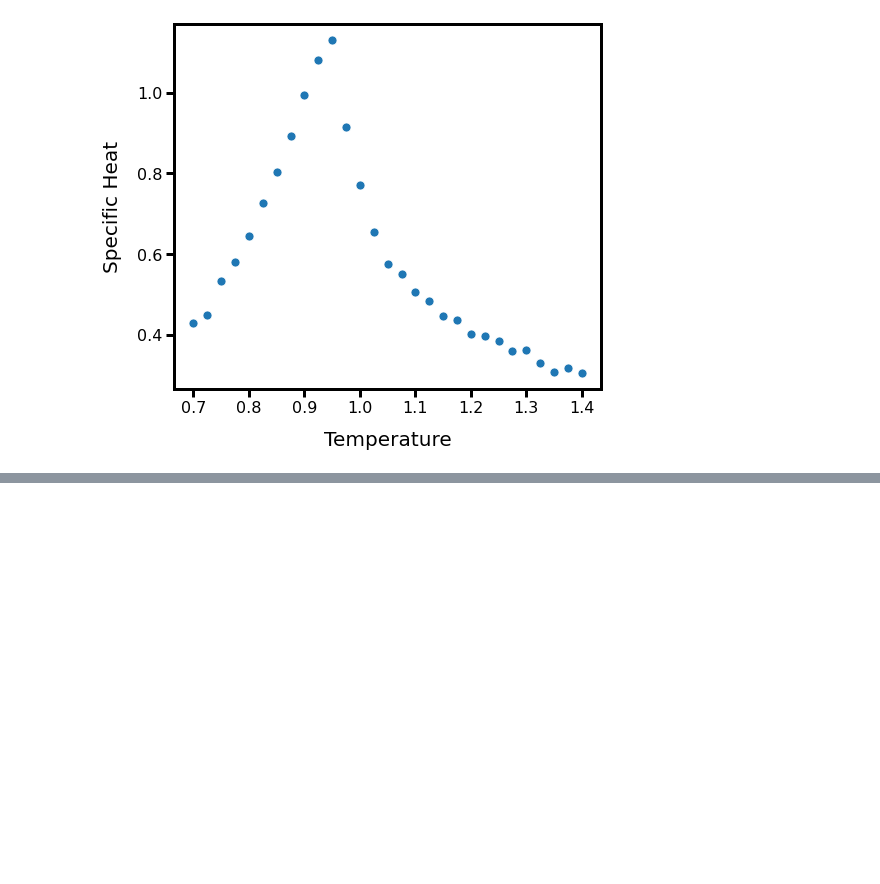
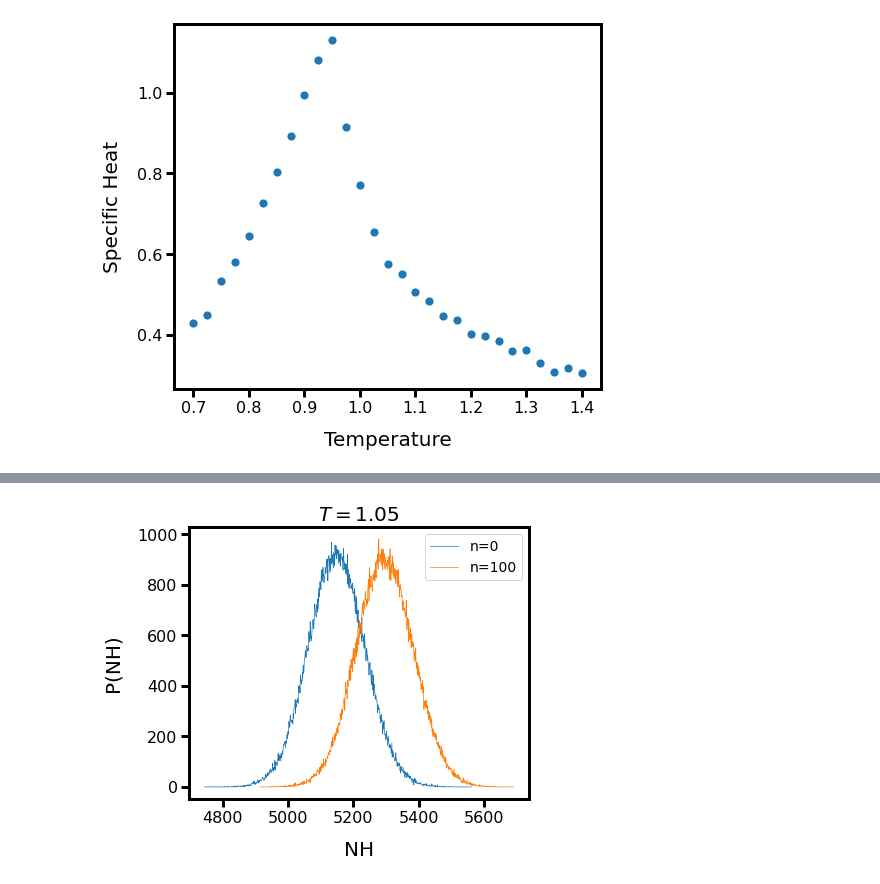
Before and after one commit to RGivisiez/Heisenberg-SSE, a Jupyter notebook: ALPS and Fortran plots.ipynb, the cells around one changed output, grey strips where cells are left out. Cells and saved outputs as stored; diff of their text form; code cells hidden in the pictures; blank space fills up the shorter version.

```diff
--- a/ALPS and Fortran plots.ipynb
+++ b/ALPS and Fortran plots.ipynb
@@ -127,0 +141,13 @@ plt.show()
+# %%
+df1 = pd.read_csv('dist_n_T=1.0500/dist_n_16x16x16_T=1.0500Nn=0.dat', skiprows=0, sep='\s+', header=None)
+df2 = pd.read_csv('dist_n_T=1.0500/dist_n_16x16x16_T=1.0500Nn=100.dat', skiprows=0, sep='\s+', header=None)
+# %%
+sns.lineplot(data=df1, x=df1[0], y=df1[1], linewidth=0.7, label='n=0')
+sns.lineplot(data=df2, x=df2[0], y=df2[1], linewidth=0.7, label='n=100')
+plt.title(r'$T = 1.05$')
+plt.ylabel('P(NH)')
+plt.xlabel('NH')
+if (save_fig): plt.savefig('dist_NH_T=1.05.png')
+plt.show()
+# %% [output]
+[figure, added]
```
Also changed, not shown: parts of 4 cells of this notebook.
